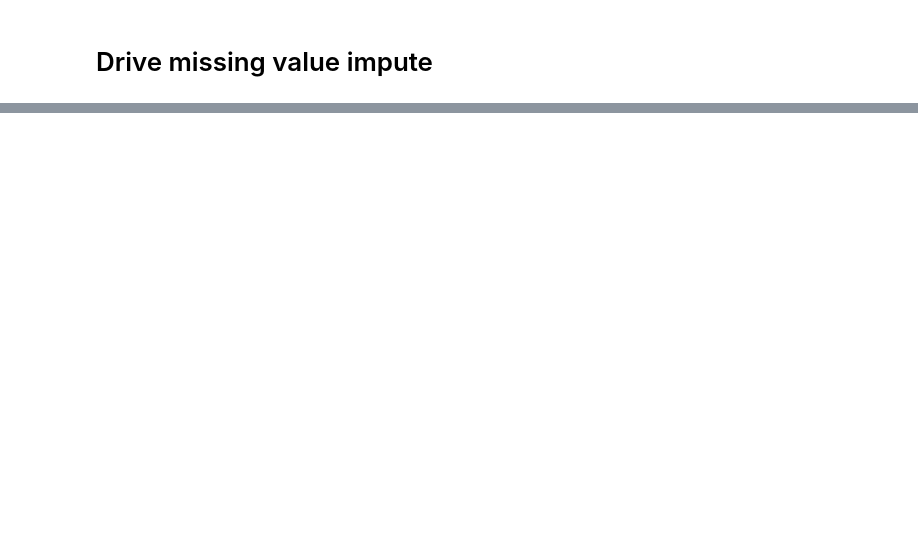
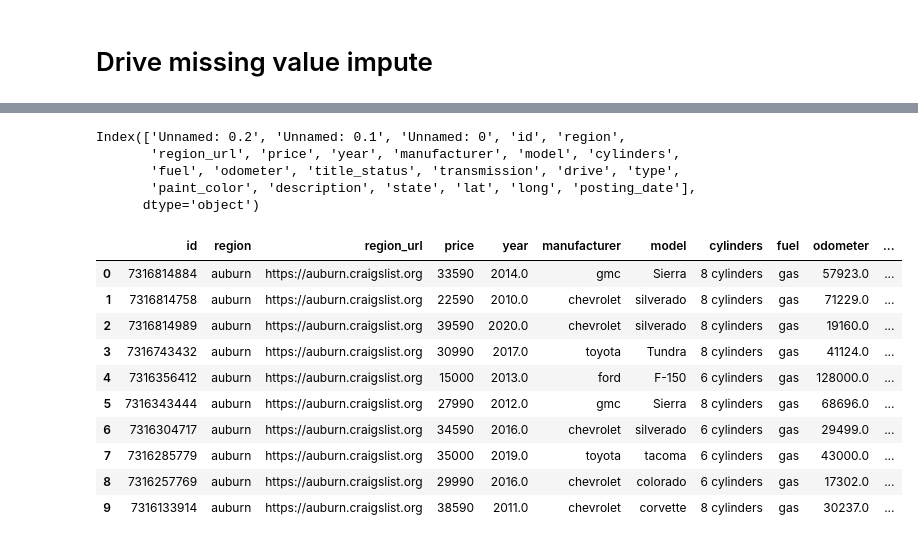
Before and after one commit to Dhruv-88/Deal_IQ, a Jupyter notebook: DataCleaning/data_cleaning.ipynb, the cells around one changed output, grey strips where cells are left out. Drawn from its saved outputs; the diff is of its cells as text; code cells hidden in the pictures; blank space fills up the shorter version.

```diff
--- a/DataCleaning/data_cleaning.ipynb
+++ b/DataCleaning/data_cleaning.ipynb
@@ -717,0 +237,23 @@ clean_df.to_csv('clean_v1.csv')
+# %%
+df.columns
+# %% [output]
+Index(['Unnamed: 0.2', 'Unnamed: 0.1', 'Unnamed: 0', 'id', 'region',
+       'region_url', 'price', 'year', 'manufacturer', 'model', 'cylinders',
+       'fuel', 'odometer', 'title_status', 'transmission', 'drive', 'type',
+       'paint_color', 'description', 'state', 'lat', 'long', 'posting_date'],
+      dtype='object')
+# %%
+df =df.drop(['Unnamed: 0.2','Unnamed: 0.1','Unnamed: 0'],axis=1)
+df.head(10)
+# %% [output]
+|  | id | region | region_url | price | year | manufacturer | model | cylinders | fuel | odometer | ... |
+| 0 | 7316814884 | auburn | https://auburn.craigslist.org | 33590 | 2014.0 | gmc | Sierra | 8 cylinders | gas | 57923.0 | ... |
+| 1 | 7316814758 | auburn | https://auburn.craigslist.org | 22590 | 2010.0 | chevrolet | silverado | 8 cylinders | gas | 71229.0 | ... |
+| 2 | 7316814989 | auburn | https://auburn.craigslist.org | 39590 | 2020.0 | chevrolet | silverado | 8 cylinders | gas | 19160.0 | ... |
+| 3 | 7316743432 | auburn | https://auburn.craigslist.org | 30990 | 2017.0 | toyota | Tundra | 8 cylinders | gas | 41124.0 | ... |
+| 4 | 7316356412 | auburn | https://auburn.craigslist.org | 15000 | 2013.0 | ford | F-150 | 6 cylinders | gas | 128000.0 | ... |
+| 5 | 7316343444 | auburn | https://auburn.craigslist.org | 27990 | 2012.0 | gmc | Sierra | 8 cylinders | gas | 68696.0 | ... |
+| 6 | 7316304717 | auburn | https://auburn.craigslist.org | 34590 | 2016.0 | chevrolet | silverado | 6 cylinders | gas | 29499.0 | ... |
+| 7 | 7316285779 | auburn | https://auburn.craigslist.org | 35000 | 2019.0 | toyota | tacoma | 6 cylinders | gas | 43000.0 | ... |
+| 8 | 7316257769 | auburn | https://auburn.craigslist.org | 29990 | 2016.0 | chevrolet | colorado | 6 cylinders | gas | 17302.0 | ... |
+| 9 | 7316133914 | auburn | https://auburn.craigslist.org | 38590 | 2011.0 | chevrolet | corvette | 8 cylinders | gas | 30237.0 | ... |
```
Also changed, not shown: parts of 58 cells of this notebook, 1 other file.
